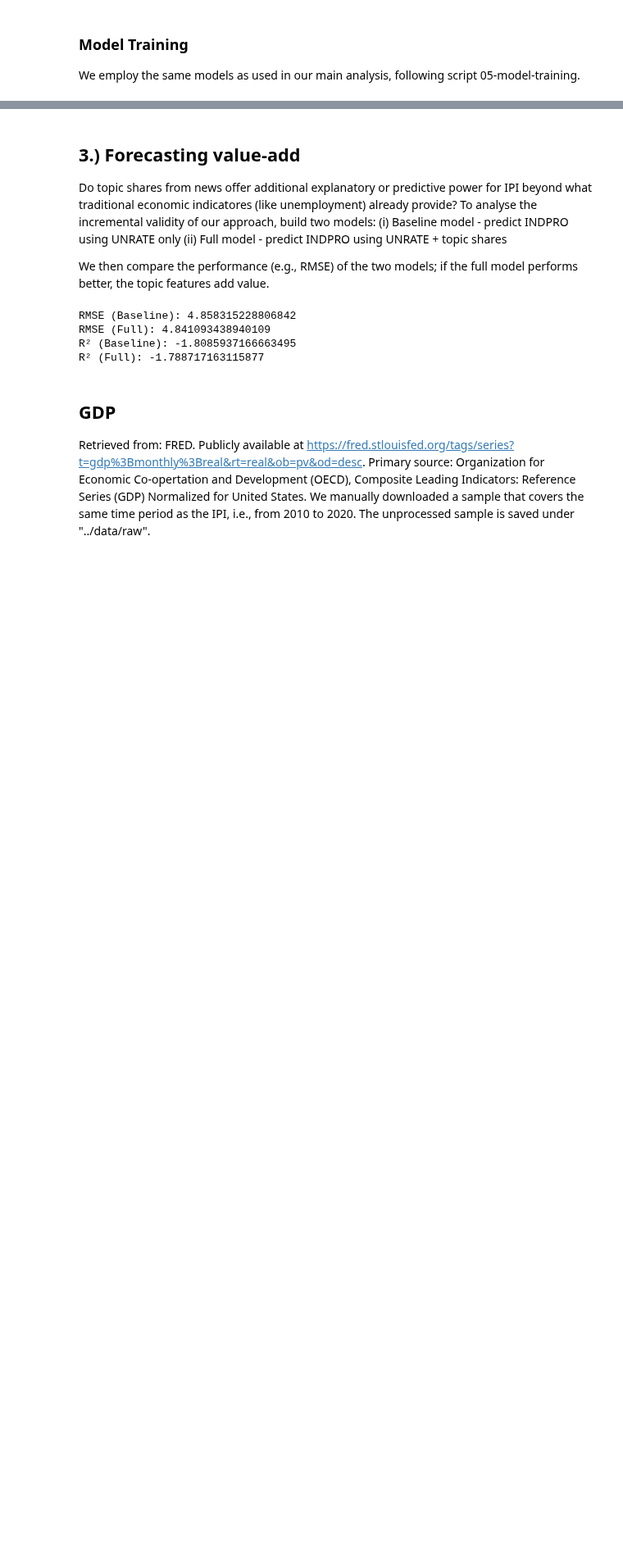
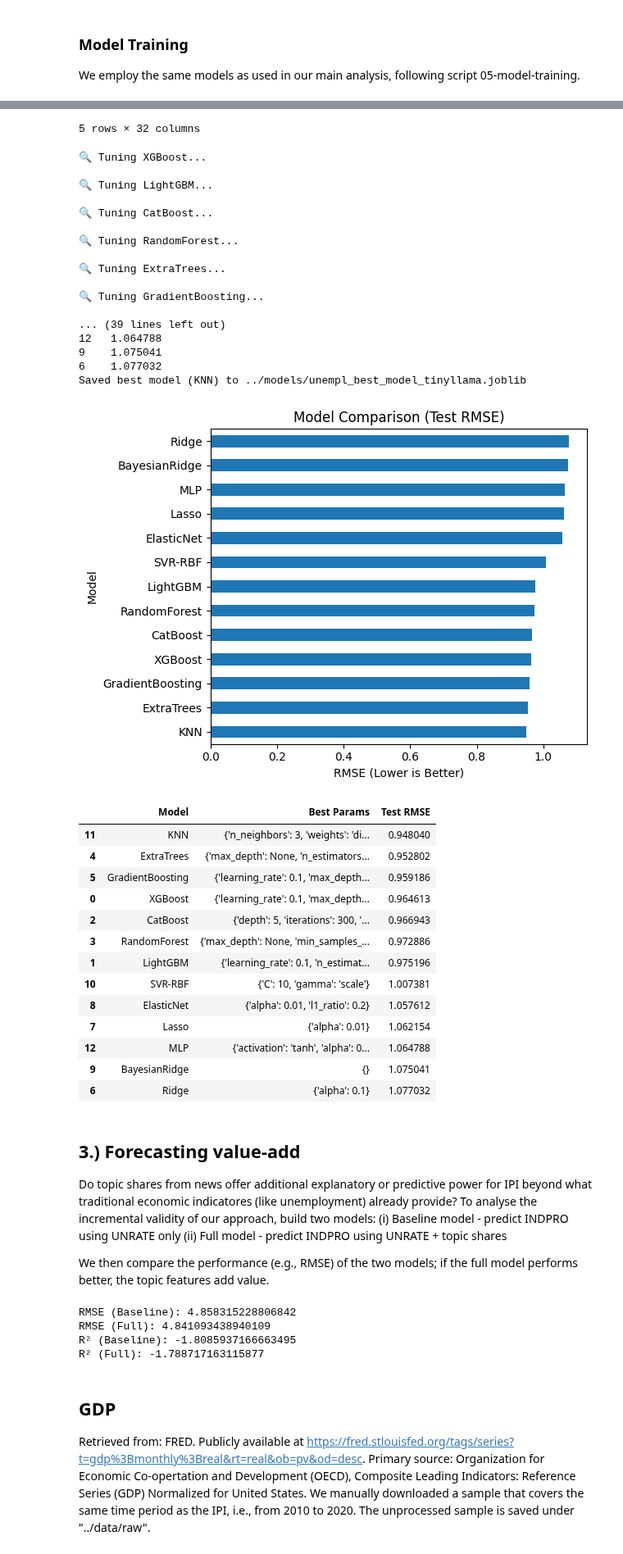
Before and after one commit to Benemrxr/project-ds4pp-eth2025, a Jupyter notebook: notebooks/07-validation.ipynb, the cells around one changed output, grey strips where cells are left out. Shown at 82% size. Cells and saved outputs as stored; diff of their text form; code cells hidden in the pictures; blank space fills up the shorter version.

Commit message:
Added tinyllama to validation process

```diff
--- a/notebooks/07-validation.ipynb
+++ b/notebooks/07-validation.ipynb
@@ -569,3 +569,10 @@ train_topic_model(
 | 7 | Lasso | {'alpha': 0.01} | 1.755644 |
 | 8 | ElasticNet | {'alpha': 0.01, 'l1_ratio': 0.2} | 1.757331 |
 | 6 | Ridge | {'alpha': 0.1} | 1.767636 |
+# %%
+train_topic_model(
+    input_file="../data/processed/unempl_features_tinyllama_monthly.csv",
+    feature_prefix="topic_",
+    model_save_path="../models/unempl_best_model_tinyllama.joblib"
+)
+# %% [output]
@@ -572,3 +585,36 @@ train_topic_model(
+5 rows × 32 columns
+🔍 Tuning XGBoost...
+
+🔍 Tuning LightGBM...
+
+🔍 Tuning CatBoost...
+
+🔍 Tuning RandomForest...
+
+🔍 Tuning ExtraTrees...
+
+🔍 Tuning GradientBoosting...
+
+... (39 lines left out)
+12   1.064788
+9    1.075041
+6    1.077032
+Saved best model (KNN) to ../models/unempl_best_model_tinyllama.joblib
+[figure, added]
+|  | Model | Best Params | Test RMSE |
+| 11 | KNN | {'n_neighbors': 3, 'weights': 'di... | 0.948040 |
+| 4 | ExtraTrees | {'max_depth': None, 'n_estimators... | 0.952802 |
+| 5 | GradientBoosting | {'learning_rate': 0.1, 'max_depth... | 0.959186 |
+| 0 | XGBoost | {'learning_rate': 0.1, 'max_depth... | 0.964613 |
+| 2 | CatBoost | {'depth': 5, 'iterations': 300, '... | 0.966943 |
+| 3 | RandomForest | {'max_depth': None, 'min_samples_... | 0.972886 |
+| 1 | LightGBM | {'learning_rate': 0.1, 'n_estimat... | 0.975196 |
+| 10 | SVR-RBF | {'C': 10, 'gamma': 'scale'} | 1.007381 |
+| 8 | ElasticNet | {'alpha': 0.01, 'l1_ratio': 0.2} | 1.057612 |
+| 7 | Lasso | {'alpha': 0.01} | 1.062154 |
+| 12 | MLP | {'activation': 'tanh', 'alpha': 0... | 1.064788 |
+| 9 | BayesianRidge | {} | 1.075041 |
+| 6 | Ridge | {'alpha': 0.1} | 1.077032 |
 # %% [markdown]
 ## 3.) Forecasting value-add
 Do topic shares from news offer additional explanatory or predictive power for IPI beyond what traditional economic indicatores (like unemployment) already provide? To analyse the incremental validity of our approach, build two models:
```
Also changed, not shown: parts of 11 cells of this notebook.
